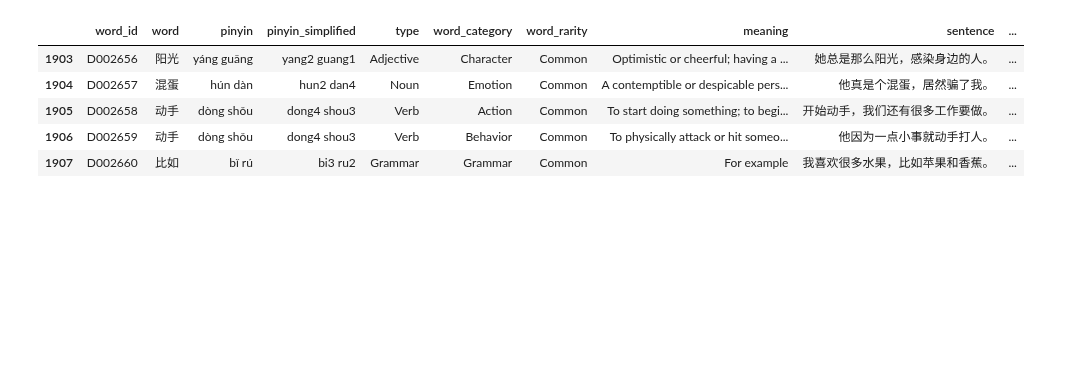
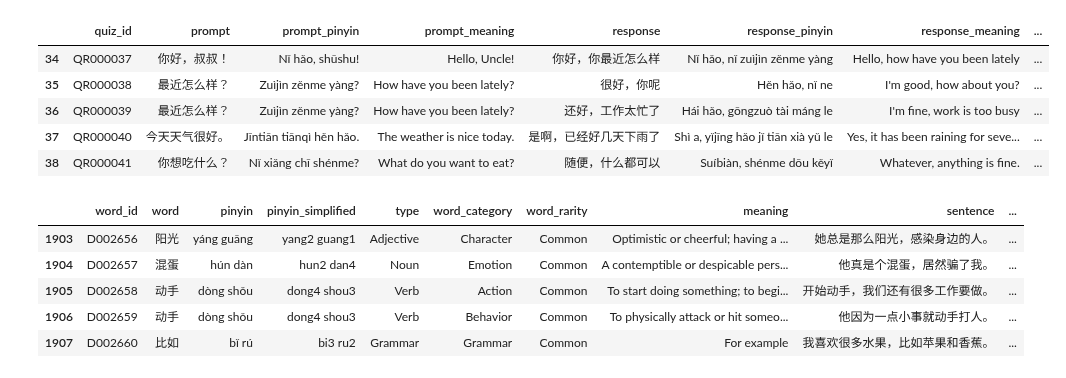
Before and after one commit to tuawong/GPT4LanguageLearning, a Jupyter notebook: SQLTest.ipynb, the cells around one changed output. Cells and saved outputs as stored; diff of their text form; code cells hidden in the pictures; blank space fills up the shorter version.

```diff
--- a/SQLTest.ipynb
+++ b/SQLTest.ipynb
@@ -6,6 +6,15 @@ from sqlalchemy.orm import declarative_base
 from sqlalchemy import inspect
 # %%
 from database import Base, SessionLocal, engine, ensure_views_from_files, init_db
+# %%
+pd.read_sql_table('ResponseLog', engine).tail()
+# %% [output]
+|  | quiz_id | prompt | prompt_pinyin | prompt_meaning | response | response_pinyin | response_meaning | ... |
+| 34 | QR000037 | 你好，叔叔！ | Nǐ hǎo, shūshu! | Hello, Uncle! | 你好，你最近怎么样 | Nǐ hǎo, nǐ zuìjìn zěnme yàng | Hello, how have you been lately | ... |
+| 35 | QR000038 | 最近怎么样？ | Zuìjìn zěnme yàng? | How have you been lately? | 很好，你呢 | Hěn hǎo, nǐ ne | I'm good, how about you? | ... |
+| 36 | QR000039 | 最近怎么样？ | Zuìjìn zěnme yàng? | How have you been lately? | 还好，工作太忙了 | Hái hǎo, gōngzuò tài máng le | I'm fine, work is too busy | ... |
+| 37 | QR000040 | 今天天气很好。 | Jīntiān tiānqì hěn hǎo. | The weather is nice today. | 是啊，已经好几天下雨了 | Shì a, yǐjīng hǎo jǐ tiān xià yǔ le | Yes, it has been raining for seve... | ... |
+| 38 | QR000041 | 你想吃什么？ | Nǐ xiǎng chī shénme? | What do you want to eat? | 随便，什么都可以 | Suíbiàn, shénme dōu kěyǐ | Whatever, anything is fine. | ... |
 # %%
 
 from main.quiz import QuizGenerator
```
Also changed, not shown: 3 other files.
